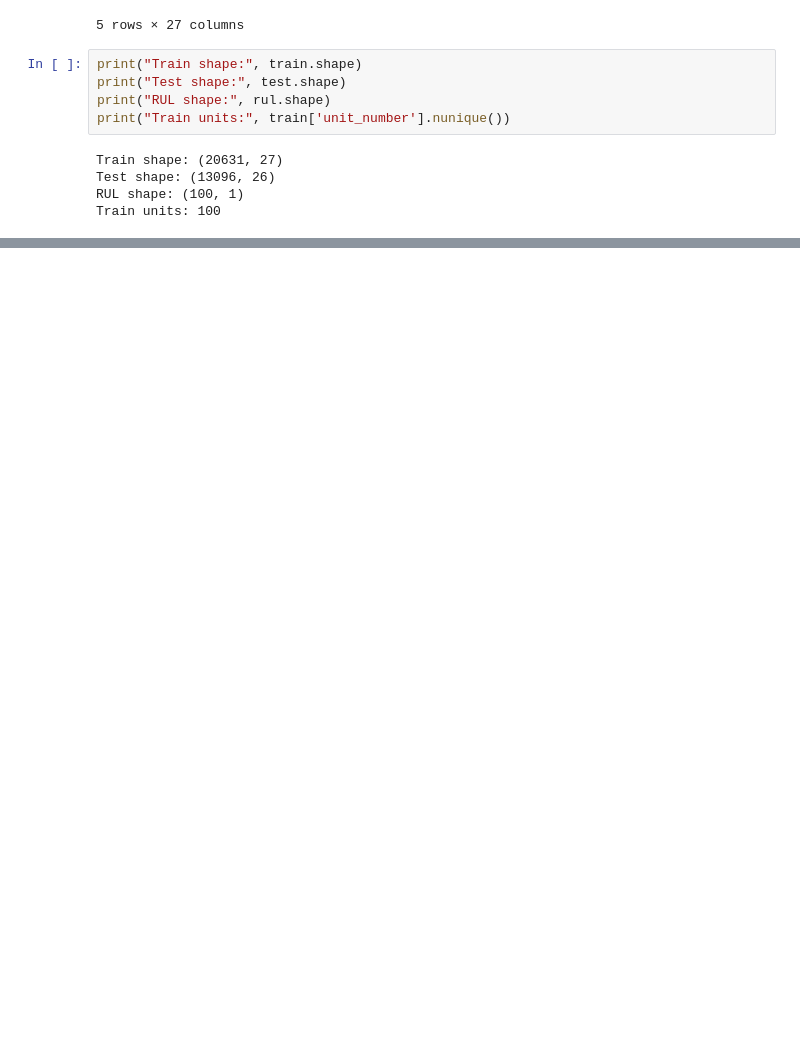
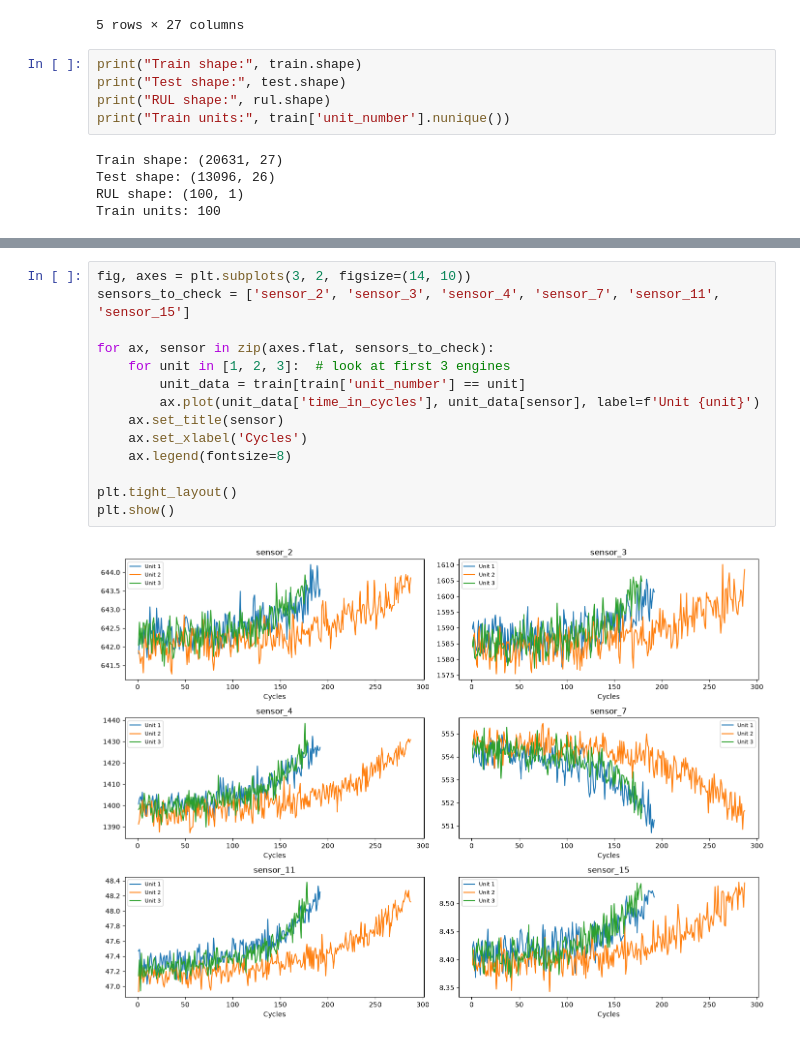
Before and after one commit to SeanHSJ/predictive-maintenance, a Jupyter notebook: 01_eda_and_modeling.ipynb, the cells around one changed output, grey strips where cells are left out. Saved outputs shown, nothing was run; the diff lists cells and outputs as text; blank space fills up the shorter version.

```diff
--- a/01_eda_and_modeling.ipynb
+++ b/01_eda_and_modeling.ipynb
@@ -36,0 +109,16 @@ Train units: 100
+# %%
+fig, axes = plt.subplots(3, 2, figsize=(14, 10))
+sensors_to_check = ['sensor_2', 'sensor_3', 'sensor_4', 'sensor_7', 'sensor_11', 'sensor_15']
+
+for ax, sensor in zip(axes.flat, sensors_to_check):
+    for unit in [1, 2, 3]:  # look at first 3 engines
+        unit_data = train[train['unit_number'] == unit]
+        ax.plot(unit_data['time_in_cycles'], unit_data[sensor], label=f'Unit {unit}')
+    ax.set_title(sensor)
+    ax.set_xlabel('Cycles')
+    ax.legend(fontsize=8)
+
+plt.tight_layout()
+plt.show()
+# %% [output]
+[figure, added]
```
Also changed, not shown: parts of 18 cells of this notebook, 3 other files.
